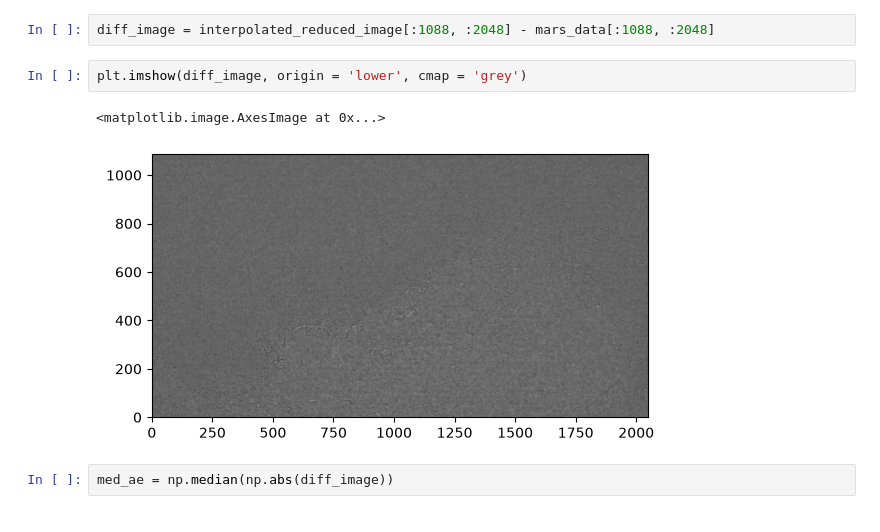
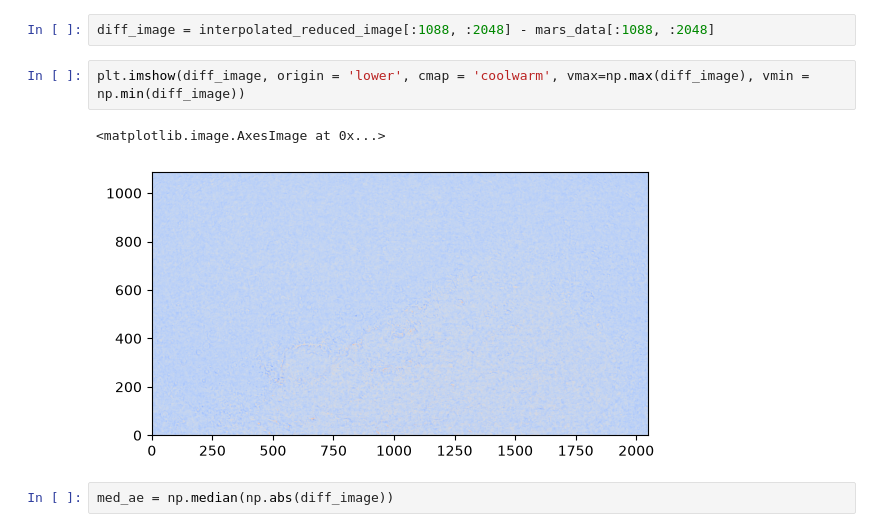
Before and after one commit to stefancristian236/weighted_bilinear_interpolation_iterative_spectral_diff_based_demosaicing_algos, a Jupyter notebook: src/test_WB.ipynb, the cells around one changed output. Drawn from its saved outputs; the diff is of its cells as text.

```diff
--- a/src/test_WB.ipynb
+++ b/src/test_WB.ipynb
@@ -52,10 +57,10 @@ plt.imshow(interpolated_reduced_image, origin = 'lower', cmap = 'grey')
 # %%
 diff_image = interpolated_reduced_image[:1088, :2048] - mars_data[:1088, :2048]
 # %%
-plt.imshow(diff_image, origin = 'lower', cmap = 'grey')
+plt.imshow(diff_image, origin = 'lower', cmap = 'coolwarm', vmax=np.max(diff_image), vmin = np.min(diff_image))
 # %% [output]
 <matplotlib.image.AxesImage at 0x...>
-[figure, old version]
+[figure, new version]
 # %%
 med_ae = np.median(np.abs(diff_image))
 # %%
```
Also changed, not shown: parts of 2 cells of this notebook, 6 other files.
